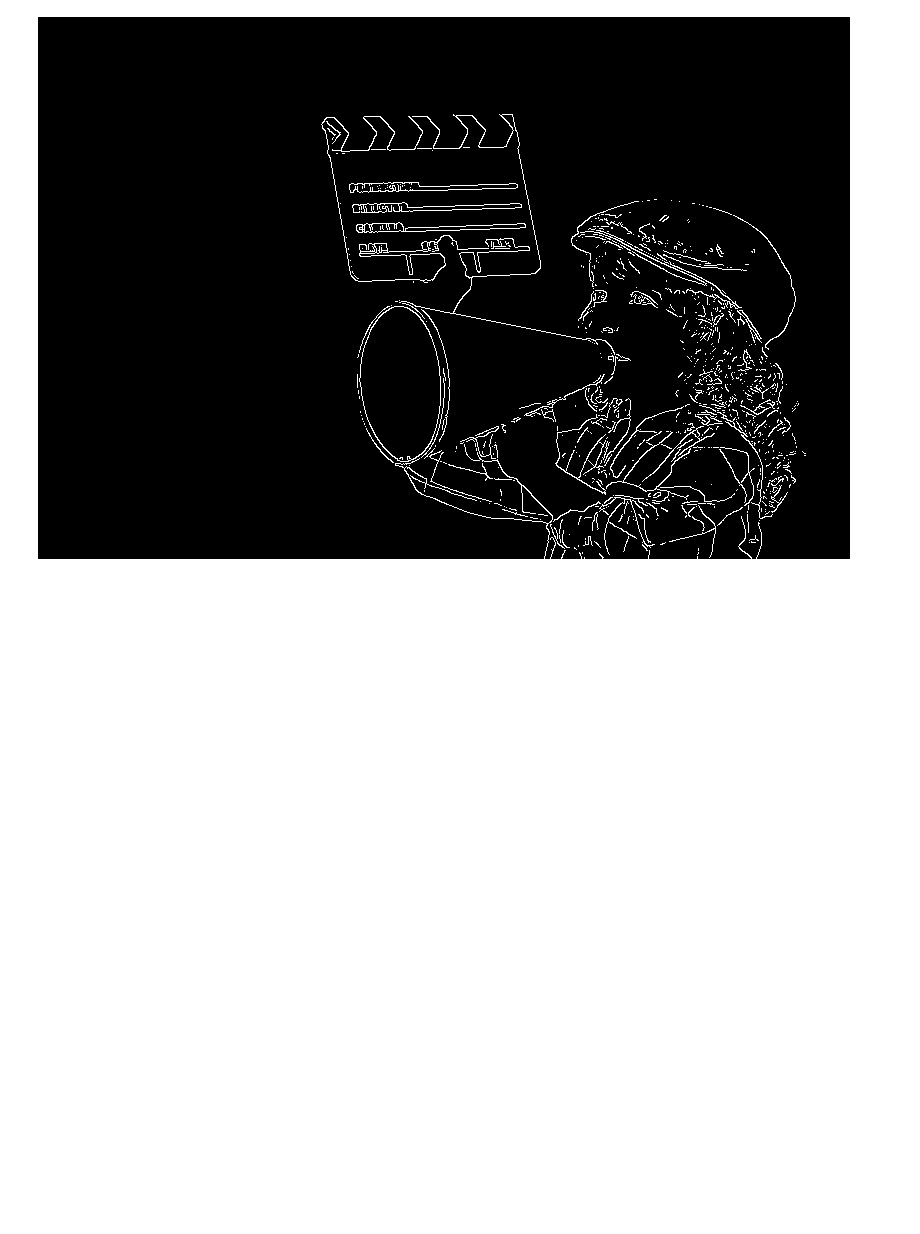
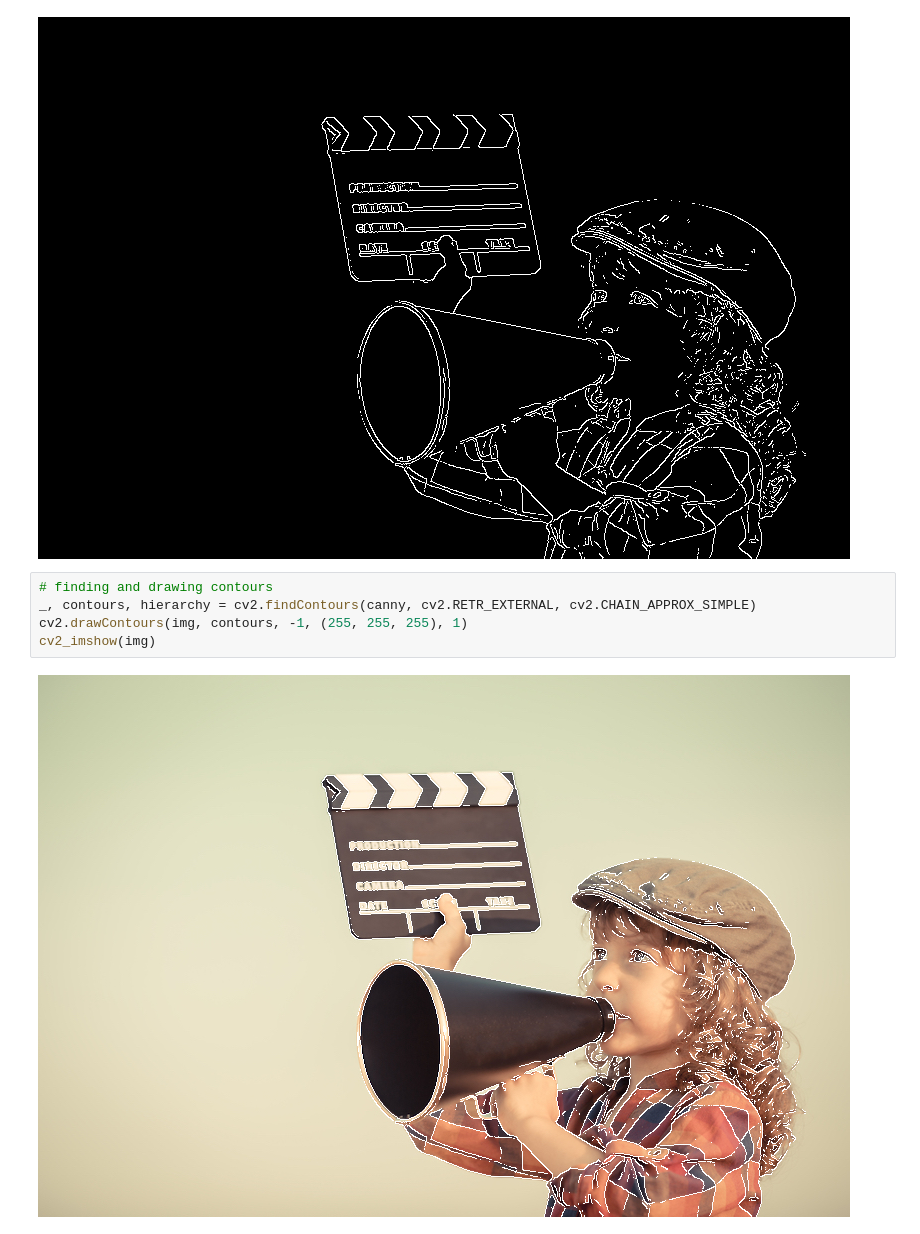
Before and after one commit to pamruta/Colab, a Jupyter notebook: Basic-Edge-Detection.ipynb, the cells around one changed output. Drawn from its saved outputs; the diff is of its cells as text; blank space fills up the shorter version.

```diff
--- a/Basic-Edge-Detection.ipynb
+++ b/Basic-Edge-Detection.ipynb
@@ -15,3 +15,10 @@ canny = cv2.Canny(img, 200, 200)
 cv2_imshow(canny)
 # %% [output]
 [figure]
+# %%
+# finding and drawing contours
+_, contours, hierarchy = cv2.findContours(canny, cv2.RETR_EXTERNAL, cv2.CHAIN_APPROX_SIMPLE)
+cv2.drawContours(img, contours, -1, (255, 255, 255), 1)
+cv2_imshow(img)
+# %% [output]
+[figure, added]
```
